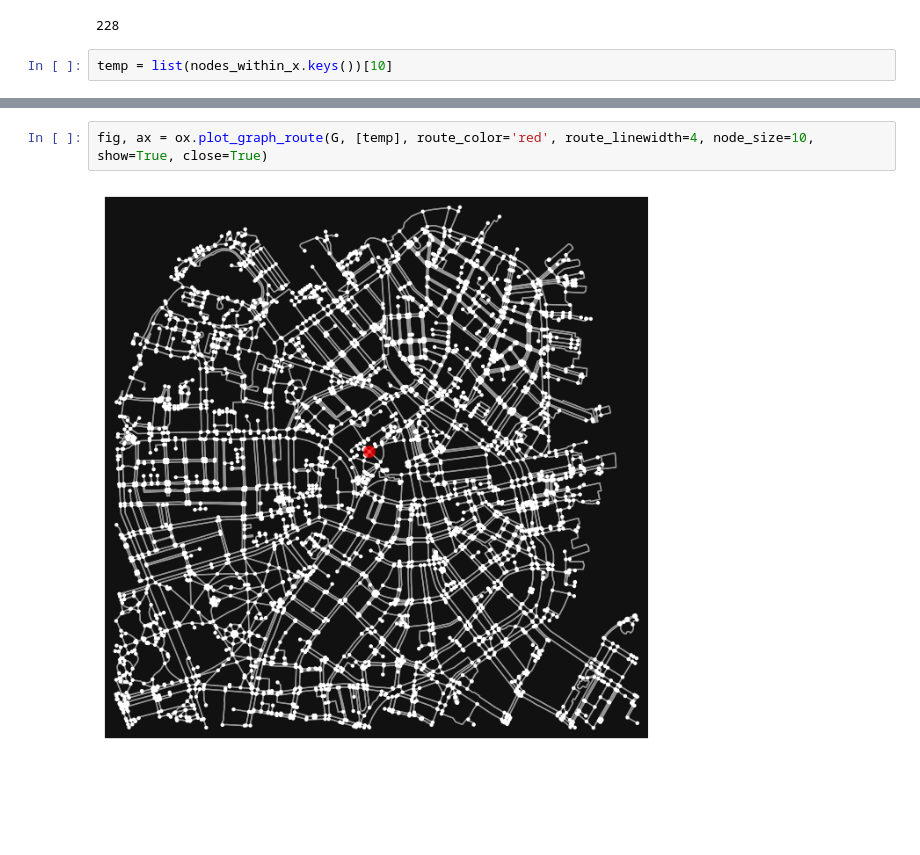
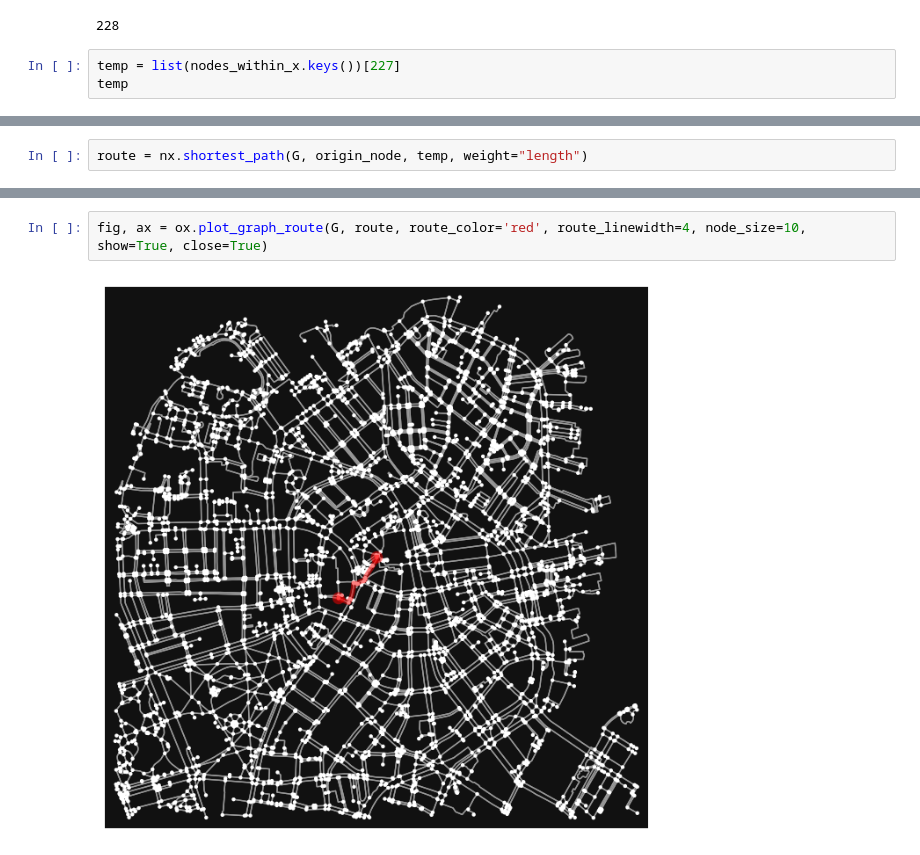
Before and after one commit to kenichigomi/CS4100-Group-Project, a Jupyter notebook: kenichi_osm_test.ipynb, the cells around one changed output, grey strips where cells are left out. Saved outputs shown, nothing was run; the diff lists cells and outputs as text; blank space fills up the shorter version.

```diff
--- a/kenichi_osm_test.ipynb
+++ b/kenichi_osm_test.ipynb
@@ -40,4 +35,5 @@ len(nodes_within_x)
 # %% [output]
 228
 # %%
-temp = list(nodes_within_x.keys())[10]
+temp = list(nodes_within_x.keys())[227]
+temp
@@ -43,0 +55,2 @@ temp = list(nodes_within_x.keys())[10]
+# %%
+route = nx.shortest_path(G, origin_node, temp, weight="length")
@@ -44,4 +71,4 @@ temp = list(nodes_within_x.keys())[10]
 # %%
-fig, ax = ox.plot_graph_route(G, [temp], route_color='red', route_linewidth=4, node_size=10, show=True, close=True)
+fig, ax = ox.plot_graph_route(G, route, route_color='red', route_linewidth=4, node_size=10, show=True, close=True)
 # %% [output]
-[figure, old version]
+[figure, new version]
```
Also changed, not shown: parts of 7 cells of this notebook, 1 other file.
